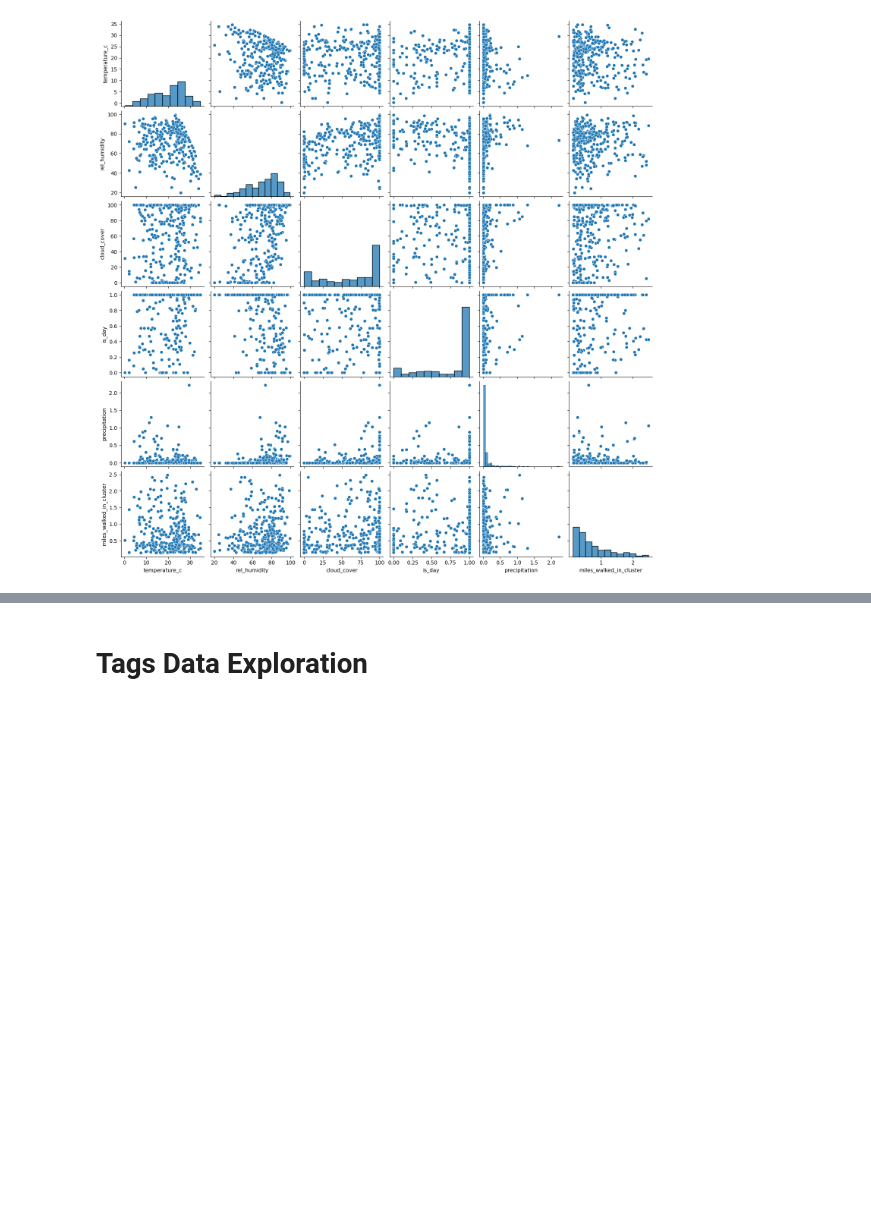
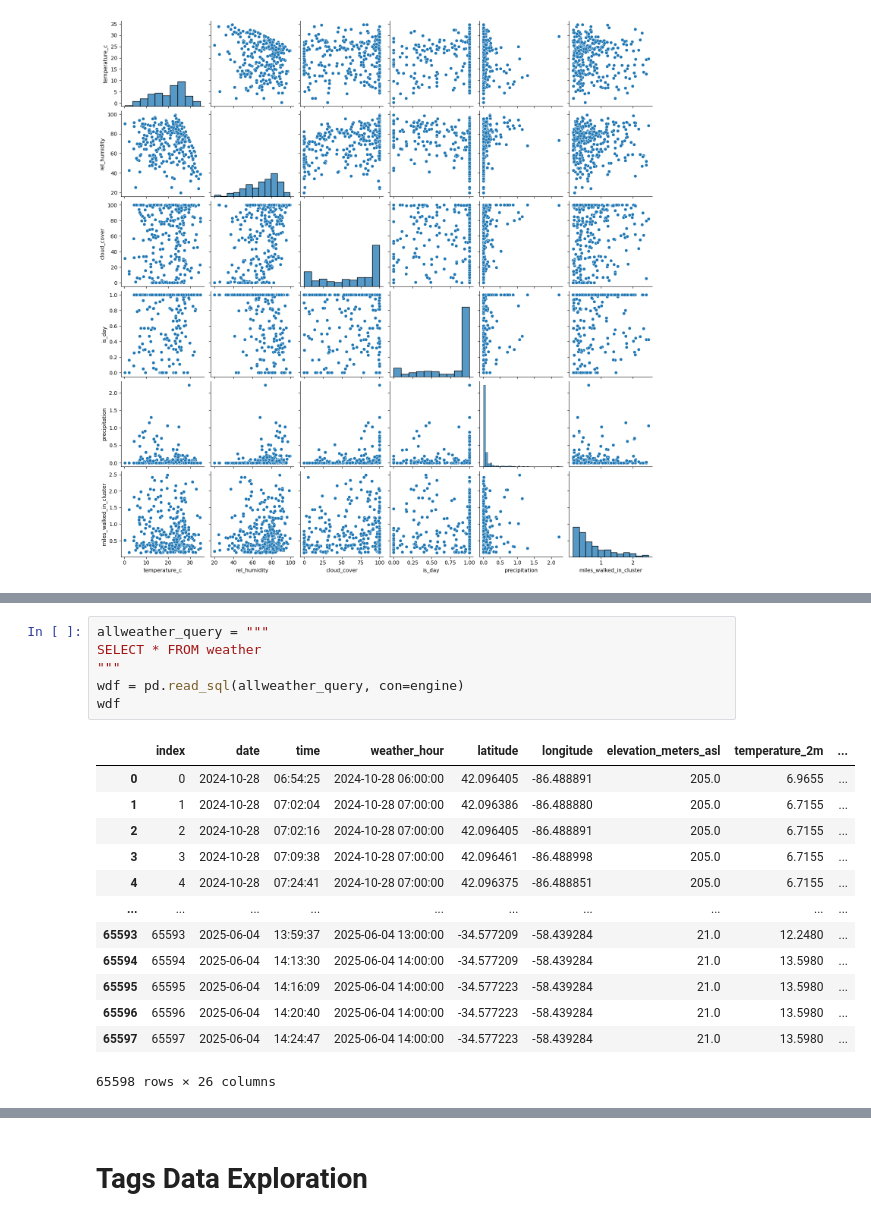
Before and after one commit to johnryanmcnally/tile_tracker_pipeline, a Jupyter notebook: model_scripts/model_exploration.ipynb, the cells around one changed output, grey strips where cells are left out. Saved outputs shown, nothing was run; the diff lists cells and outputs as text; blank space fills up the shorter version.

```diff
--- a/model_scripts/model_exploration.ipynb
+++ b/model_scripts/model_exploration.ipynb
@@ -117,0 +133,20 @@ sns.pairplot(cdf[['temperature_c','rel_humidity','cloud_cover','is_day','precipi
+# %%
+allweather_query = """
+SELECT * FROM weather
+"""
+wdf = pd.read_sql(allweather_query, con=engine)
+wdf
+# %% [output]
+|  | index | date | time | weather_hour | latitude | longitude | elevation_meters_asl | temperature_2m | ... |
+| 0 | 0 | 2024-10-28 | 06:54:25 | 2024-10-28 06:00:00 | 42.096405 | -86.488891 | 205.0 | 6.9655 | ... |
+| 1 | 1 | 2024-10-28 | 07:02:04 | 2024-10-28 07:00:00 | 42.096386 | -86.488880 | 205.0 | 6.7155 | ... |
+| 2 | 2 | 2024-10-28 | 07:02:16 | 2024-10-28 07:00:00 | 42.096405 | -86.488891 | 205.0 | 6.7155 | ... |
+| 3 | 3 | 2024-10-28 | 07:09:38 | 2024-10-28 07:00:00 | 42.096461 | -86.488998 | 205.0 | 6.7155 | ... |
+| 4 | 4 | 2024-10-28 | 07:24:41 | 2024-10-28 07:00:00 | 42.096375 | -86.488851 | 205.0 | 6.7155 | ... |
+| ... | ... | ... | ... | ... | ... | ... | ... | ... | ... |
+| 65593 | 65593 | 2025-06-04 | 13:59:37 | 2025-06-04 13:00:00 | -34.577209 | -58.439284 | 21.0 | 12.2480 | ... |
+| 65594 | 65594 | 2025-06-04 | 14:13:30 | 2025-06-04 14:00:00 | -34.577209 | -58.439284 | 21.0 | 13.5980 | ... |
+| 65595 | 65595 | 2025-06-04 | 14:16:09 | 2025-06-04 14:00:00 | -34.577223 | -58.439284 | 21.0 | 13.5980 | ... |
+| 65596 | 65596 | 2025-06-04 | 14:20:40 | 2025-06-04 14:00:00 | -34.577223 | -58.439284 | 21.0 | 13.5980 | ... |
+| 65597 | 65597 | 2025-06-04 | 14:24:47 | 2025-06-04 14:00:00 | -34.577223 | -58.439284 | 21.0 | 13.5980 | ... |
+65598 rows × 26 columns
```
Also changed, not shown: parts of 5 cells of this notebook, 13 other files.
